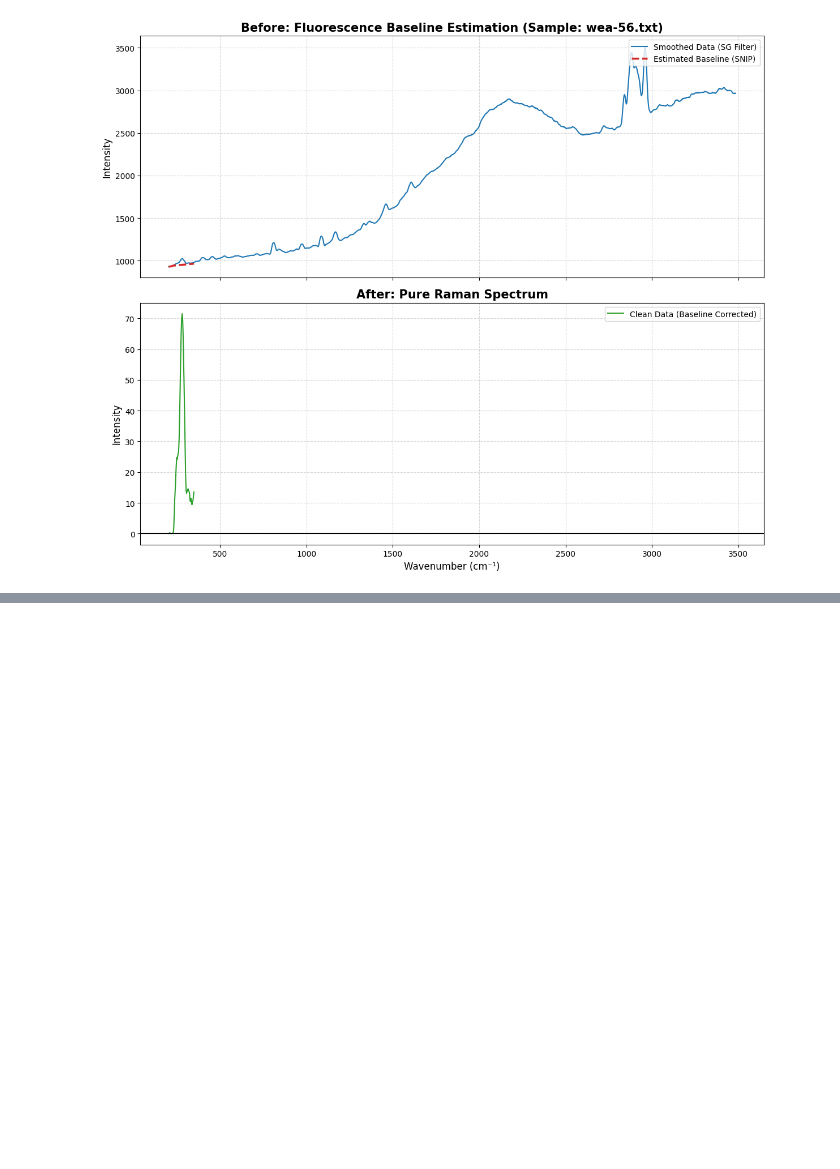
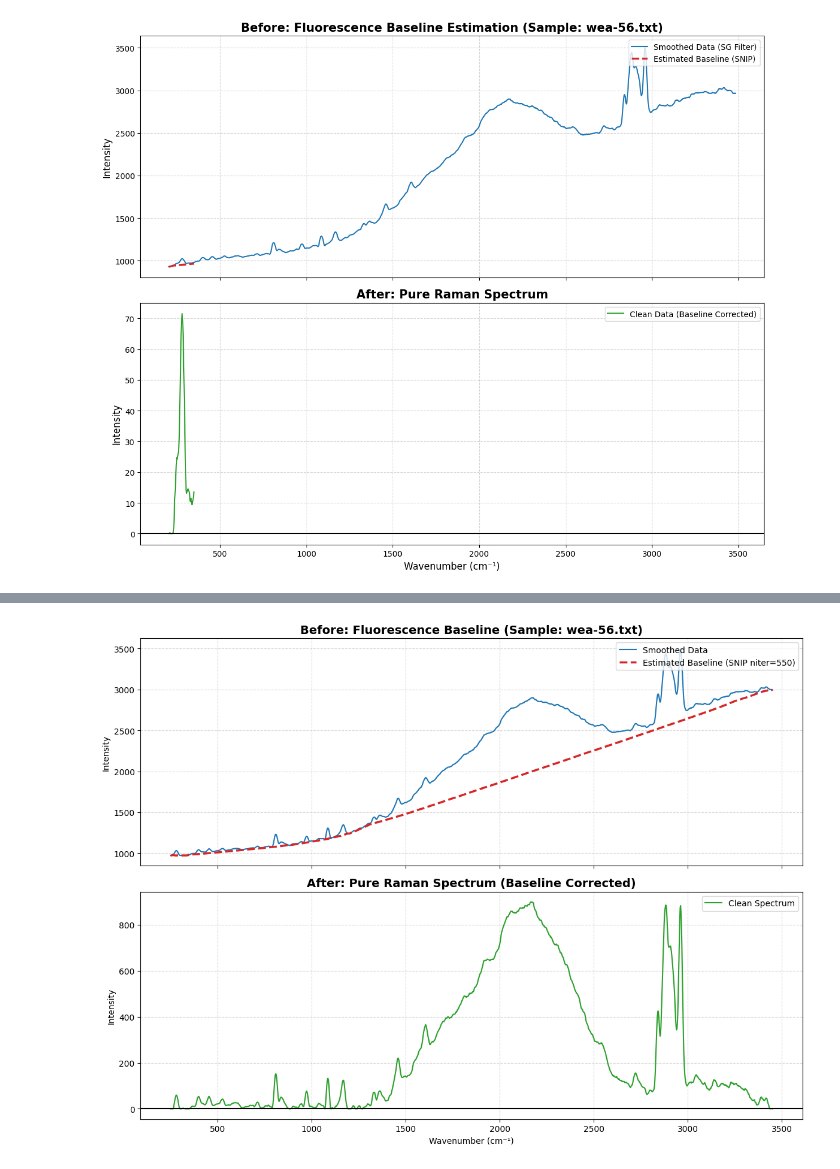
Before and after one commit to Jaewon-str/microplastic-raman-classification, a Jupyter notebook: notebooks/Entire Processes.ipynb, the cells around one changed output, grey strips where cells are left out. Cells and saved outputs as stored; diff of their text form; code cells hidden in the pictures; blank space fills up the shorter version.

```diff
--- a/notebooks/Entire Processes.ipynb
+++ b/notebooks/Entire Processes.ipynb
@@ -1461,0 +1468,81 @@ plt.show()
+# %%
+# 초록색 선이 350 cm⁻¹ 부근에서 증발한 것이 아니라 검은색 기준선(y=0)에 완전하게 납작 엎드려
+# 빨간 점선의 비밀: 상단 그래프 역시 빨간 점선이 끊긴 것이 아닙니다. 350 cm⁻¹ 이후부터는 파란색 선과 100% 완벽하게 똑같은 경로로 겹쳐서 그려짐; 파란 선에 가려짐
+import numpy as np
+import pandas as pd
+import matplotlib.pyplot as plt
+import warnings
+warnings.filterwarnings('ignore')
+
+# 1. 173개 샘플의 파수를 공통 표준 격자(Common Grid)로 통일 & NaN 완전 제거
+common_wavenumbers = np.linspace(250, 3450, 1500) # 1500개 균일한 파수 축 생성
+raw_data_matrix = []
+
+for i in range(len(df_raman)):
+    # 개별 샘플에서 NaN이 아닌 실제 측정값만 추출
+    row = df_raman.iloc[i, 2:]
+    valid_mask = ~row.isna()
+    x_valid = df_raman.columns[2:][valid_mask].astype(float).values
+    y_valid = row[valid_mask].astype(float).values
+
+    # x축 기준 정렬 후 공통 격자로 보간(Interpolation)
+    sort_idx = np.argsort(x_valid)
+    y_interp = np.interp(common_wavenumbers, x_valid[sort_idx], y_valid[sort_idx])
+    raw_data_matrix.append(y_interp)
+
+raw_data_matrix = np.array(raw_data_matrix)
+
+# 2. Savitzky-Golay 필터 적용 (노이즈 제거)
+from scipy.signal import savgol_filter
+smoothed_matrix = savgol_filter(raw_data_matrix, window_length=15, polyorder=3, axis=1)
+
+# 3. 거대한 산맥을 깎아내는 초강력 SNIP 베이스라인 보정
+def snip_robust(y, niter=550):
+    z = np.copy(y)
+    for p in range(1, niter + 1):
+        avg = (z[:-2*p] + z[2*p:]) / 2.0
+        z[p:-p] = np.minimum(z[p:-p], avg)
+    return z
+
+clean_matrix = np.zeros_like(smoothed_matrix)
+baselines = np.zeros_like(smoothed_matrix)
+
+print("💪 거대한 형광 산맥을 깎아내는 초강력 다림질을 시작합니다...")
+for i in range(smoothed_matrix.shape[0]):
+    # 💡 핵심 수정: 에베레스트산을 깎기 위해 niter를 45에서 550으로 대폭 상향!
+    bkg = snip_robust(smoothed_matrix[i], niter=550)
+    baselines[i] = bkg
+    clean_matrix[i] = smoothed_matrix[i] - bkg
+
+# 4. 정제된 최종 DataFrame 생성
+df_clean = pd.DataFrame(clean_matrix, columns=common_wavenumbers)
+df_clean.insert(0, 'Target', df_raman['Target'].values)
+df_clean.insert(0, 'Filename', df_raman['Filename'].values)
+
+print("✅ 초강력 SNIP 베이스라인 보정 완료!")
+
+# 5. Before & After 시각화
+sample_idx = df_raman[df_raman['Target'] == 'Weathered'].index[0]
+
+fig, (ax1, ax2) = plt.subplots(2, 1, figsize=(12, 9), sharex=True)
+
+# [Before]
+ax1.plot(common_wavenumbers, smoothed_matrix[sample_idx], label='Smoothed Data', color='#1f77b4', linewidth=1.5)
+ax1.plot(common_wavenumbers, baselines[sample_idx], label='Estimated Baseline (SNIP niter=550)', color='#d62728', linestyle='--', linewidth=2.5)
+ax1.set_title(f'Before: Fluorescence Baseline (Sample: {df_raman.iloc[sample_idx, 0]})', fontsize=14, fontweight='bold')
+ax1.set_ylabel('Intensity')
+ax1.legend(loc='upper right')
+ax1.grid(True, linestyle='--', alpha=0.5)
+
+# [After]
+ax2.plot(common_wavenumbers, clean_matrix[sample_idx], label='Clean Spectrum', color='#2ca02c', linewidth=1.5)
+ax2.set_title('After: Pure Raman Spectrum (Baseline Corrected)', fontsize=14, fontweight='bold')
+ax2.set_xlabel('Wavenumber (cm⁻¹)')
+ax2.set_ylabel('Intensity')
+ax2.axhline(0, color='black', linewidth=1.5)
+ax2.legend(loc='upper right')
+ax2.grid(True, linestyle='--', alpha=0.5)
+
+plt.tight_layout()
+plt.show()
+# %% [output]
@@ -1461,0 +1551 @@ plt.show()
+[figure, added]
```
Also changed, not shown: parts of 4 cells of this notebook.
